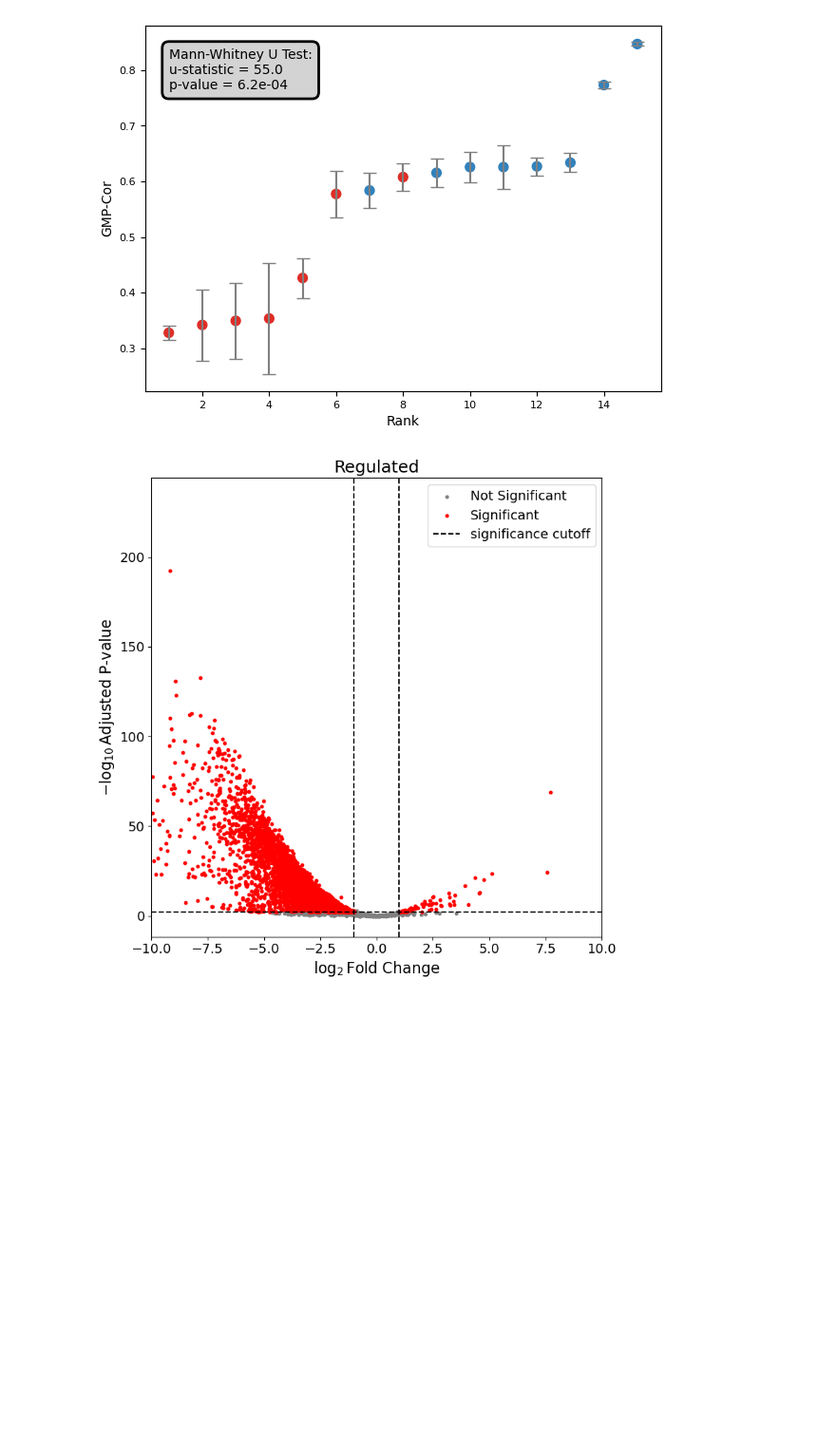
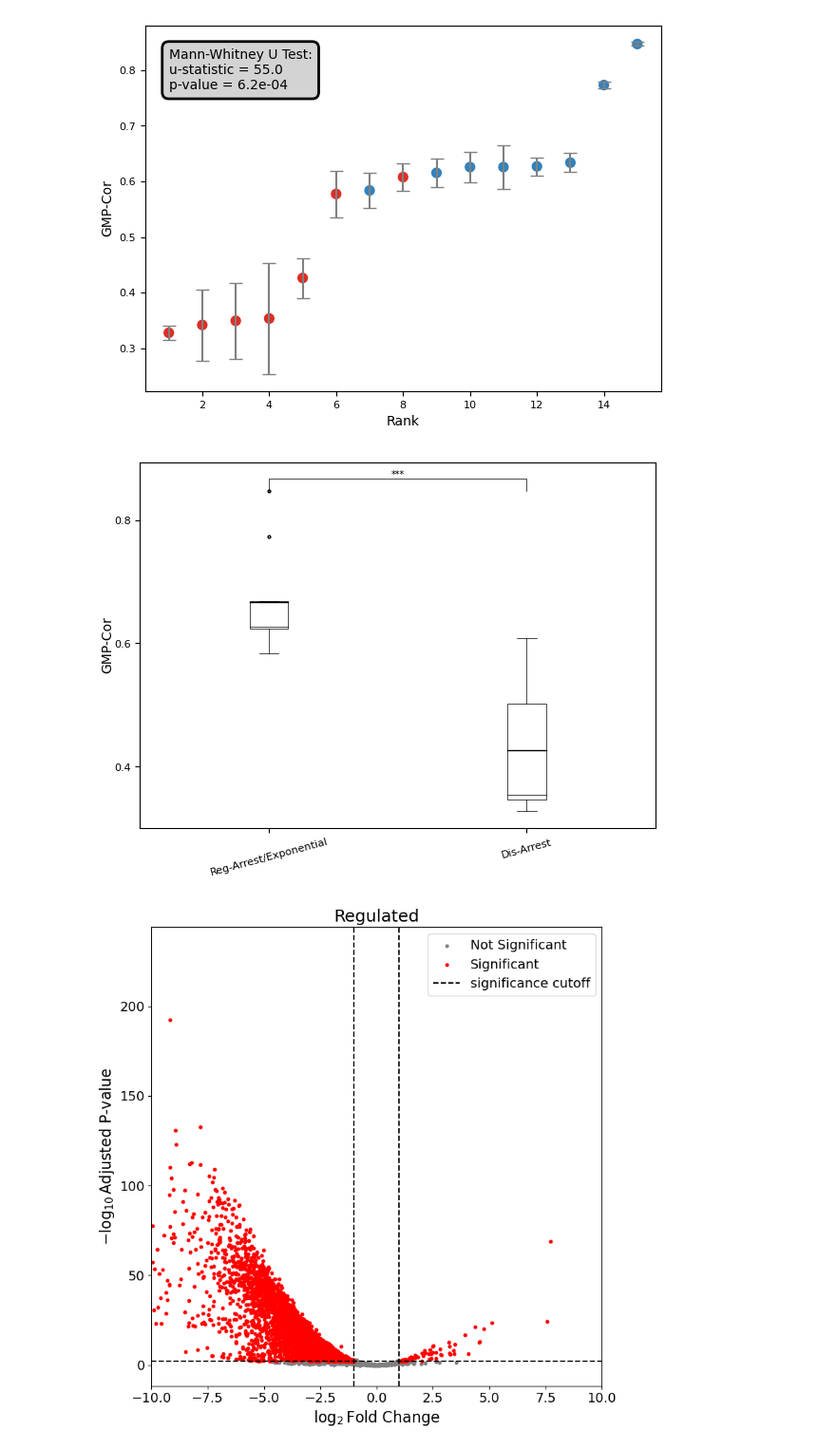
Before and after one commit to alongutf/dysregulated-persistence, a Jupyter notebook: scripts/supplementary figures.ipynb, the cells around one changed output. Shown: that part at 95% size. Drawn from its saved outputs; the diff is of its cells as text; code cells hidden in the pictures; blank space fills up the shorter version.

Commit message:
changed figures

```diff
--- a/scripts/supplementary figures.ipynb
+++ b/scripts/supplementary figures.ipynb
@@ -172,6 +172,81 @@ plt.savefig(os.path.join(output_dir, 'figure s3.pdf'), format='pdf')
 plt.show()
 # %% [output]
 [figure]
+# %%
+# significance test
+import matplotlib.pyplot as plt
+import numpy as np
+import os
+import pandas as pd
+def get_asterisks(p_value):
+    if p_value < 0.001:
+        return '***'
+    elif p_value < 0.01:
+        return '**'
+    elif p_value < 0.05:
+        return '*'
+    else:
+        return 'ns'  # Not significant
+
+plt.style.use('default')
+fsize=10
+# load data
+path = "G:\Other computers\My MacBook Air\Alon\PhD\correlations paper\summary of datasets\dataset_summary_no_plasmid_genes.csv"
+df = pd.read_csv(path, header=0)
+ranking_param = 'sigma fit'
+# plot rank plot of p-values with plotly
+# remove VapC early and late
+# Sort values and compute rank
+df['Rank'] = df[ranking_param].rank(method='min').astype(int)
+# perform statistical test:
+
+# Split data into two groups based on labels
+group1 = df[df['class'] == 'reg'][ranking_param]
+group0 = df[df['class'] == 'dis'][ranking_param]
+
+# Perform Mann-Whitney U Test
+fig, ax = plt.subplots(figsize=(7, 5))
+
+# # Sort DataFrame by rank for proper plotting
+# df_sorted = df.sort_values('Rank')
+# # Create scatter plot
+c = "k"
+box = ax.boxplot([group1, group0],meanline=True, showmeans=True, patch_artist=True,
+                     boxprops=dict(facecolor="None", color=c), whiskerprops=dict(color=c), capprops=dict(color=c),
+                     flierprops=dict(markeredgecolor=c, markersize=2), medianprops=dict(color=c))
+
+for element in ['boxes', 'whiskers', 'caps', 'medians']:
+    for item in box[element]:
+        item.set_linewidth(0.5)
+
+for mean_line in box['means']:
+    mean_line.set_linewidth(1)
+    mean_line.set_color(c)
+    mean_line.set_linestyle('solid')
+
+ax.set_xticklabels(['Reg-Arrest/Exponential','Dis-Arrest'], fontsize=fsize - 2, rotation=15, ha='center')
+ax.set_ylabel('Enrichment score', fontsize=fsize - 2, labelpad=0)
+ax.set_yticks([0.2, 0.4, 0.6, 0.8,1])
+ax.set_yticklabels([0.2, 0.4, 0.6, 0.8,1], fontsize=fsize - 2)
+# add u-test results
+u_stat, u_p = stats.mannwhitneyu(group1, group0)
+
+# Define the level of significance
+asterisks = get_asterisks(u_p)
+# Add significance annotation
+x1, x2 = 1, 2  # x-coordinates of the box plots
+y, h = max(max(group1), max(group0)) , 0.02  # y-position and height of the annotation
+ax.plot([x1, x1, x2, x2], [y, y + h, y + h, y], lw=.5, color='black')
+ax.text((x1 + x2) * 0.5, y + h , asterisks, ha='center', va='bottom', color='black', fontsize=fsize-3)
+
+
+ax.set_ylabel(r'GMP-Cor', fontsize=fontsize)
+# save the figure
+output_dir = r'G:\Other computers\My MacBook Air\Alon\PhD\correlations paper\new figures\supplementary figures'
+#plt.savefig(os.path.join(output_dir, 'figure s3.pdf'), format='pdf')
+plt.show()
+# %% [output]
+[figure, added]
 # %%
 # Deseq2 volcano plots:
 import os
```
Also changed, not shown: parts of 2 cells of this notebook, 22 other files.
